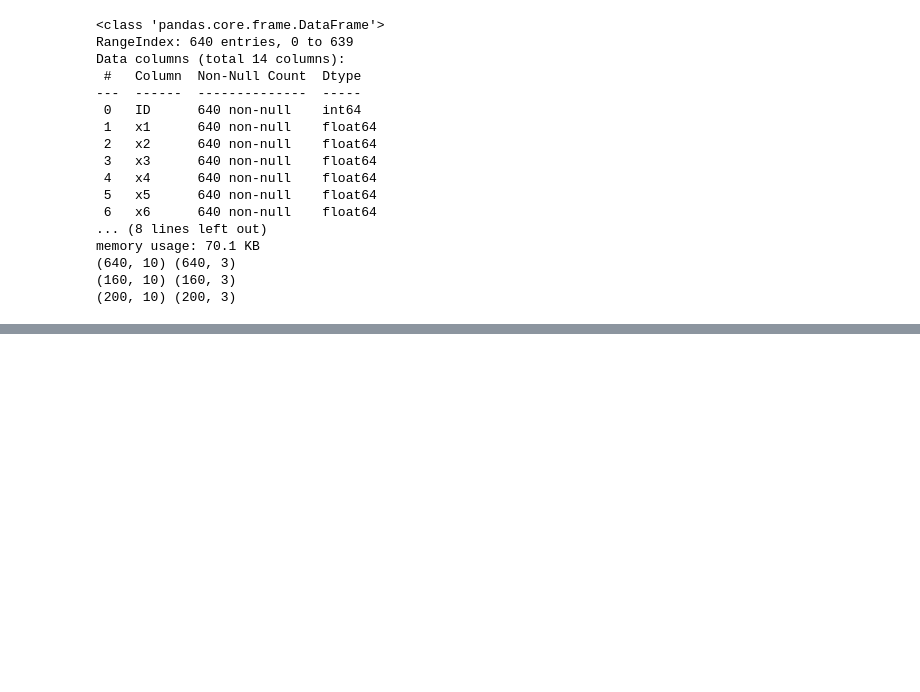
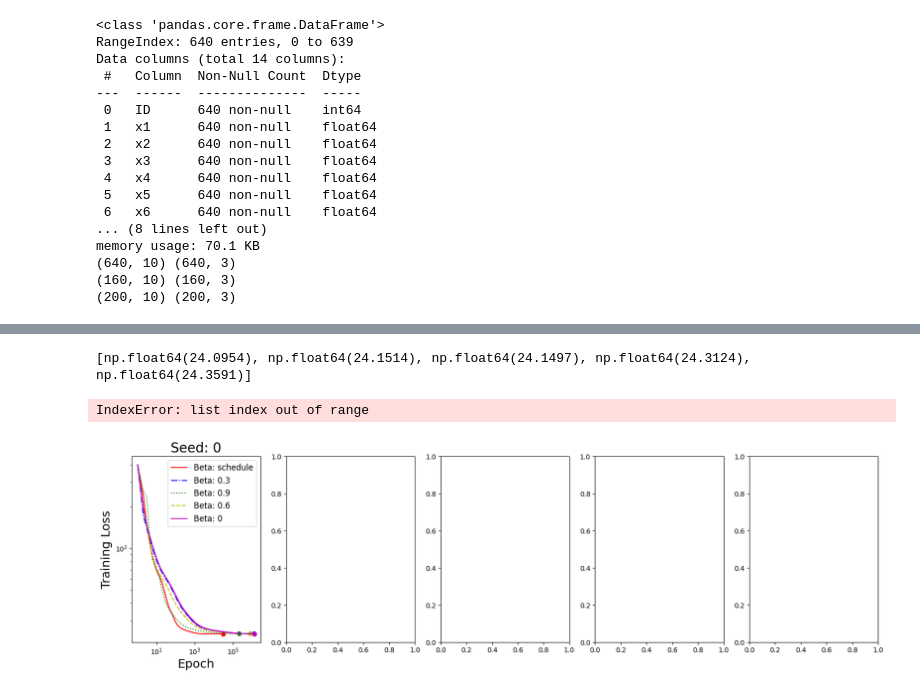
Before and after one commit to SaulUrso/Extreme-Learning-Machine, a Jupyter notebook: temp.ipynb, the cells around one changed output, grey strips where cells are left out. Saved outputs shown, nothing was run; the diff lists cells and outputs as text; code cells hidden in the pictures; blank space fills up the shorter version.

```diff
--- a/temp.ipynb
+++ b/temp.ipynb
@@ -71,0 +153,19 @@ ModuleNotFoundError: No module named 'scipy'
+# %%
+# filter for mu auto
+df_auto = df_100[df_100["Mu"] == "auto"]
+df_auto.reset_index(drop=True, inplace=True)
+
+#  f"{RUNS}ELM_{HIDDEN_SIZE}_{LEARNING_RATE}_{BETA}_{ALPHA}_{EPSILON}_{seed}.pkl",
+
+# now retrieve all the relative runs
+runs = {}
+
+# for value of beta
+for beta in betas:
+    # retrieve all runs with respective values of beta
+    for file in os.listdir(RUNS):
+        if file.startswith(f"ELM_100_auto_{beta}_0.01_0.01"):
+            print(file)
+            with open(RUNS + file, "rb") as f:
+                seed = int(file.split("_")[-1].split(".")[0])
+                runs[(beta, seed)] = pickle.load(f)
@@ -71,0 +190,47 @@ ModuleNotFoundError: No module named 'scipy'
+# %%
+# now plot the training curve for each run found
+
+# get the minimum training value across all runs
+min_train_list = [np.inf] * 5
+
+# list of styles for each beta in plot (with different line and color) with 5 styles
+
+styles = ["r-", "b-.", "g:", "y--", "m-"]
+
+
+fig, axs = plt.subplots(1, 5, figsize=(20, 5))
+
+for seed in range(5):
+    ax = axs[seed]
+
+    for key, run in runs.items():
+        if key[1] == seed:
+            ax.plot(
+                np.arange(1, len(run["loss_train_history"]) + 1),
+                run["loss_train_history"],
+                styles[betas.tolist().index(key[0])],
+                label=f"Beta: {key[0]}",
+            )
+            ax.scatter(
+                len(run["loss_train_history"]),
+                run["loss_train_history"][-1],
+                color=styles[betas.tolist().index(key[0])][0],
+            )
+            ax.set_xlabel("Epoch", fontsize=18)
+            if seed == 0:
+                ax.set_ylabel("Training Loss", fontsize=18)
+            ax.set_xscale("log", base=10)
+            ax.set_yscale("log")
+            ax.set_title(f"Seed: {seed}", fontsize=20)
+            ax.legend(fontsize=12)
+
+fig.suptitle("Training Loss for different seeds", fontsize=24)
+
+plt.tight_layout()
+plt.show()
+
+# TODO:usa solo trailnew
+# %% [output]
+[np.float64(24.0954), np.float64(24.1514), np.float64(24.1497), np.float64(24.3124), np.float64(24.3591)]
+IndexError: list index out of range
+[figure, added]
```
Also changed, not shown: parts of 22 cells of this notebook, 5 other files.
